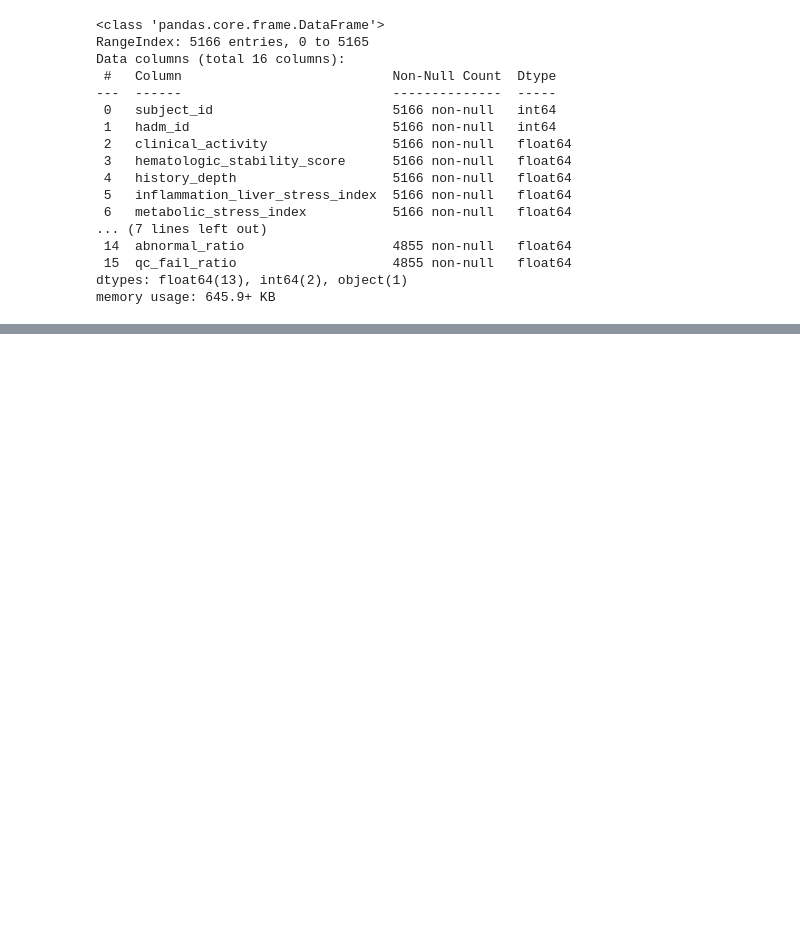
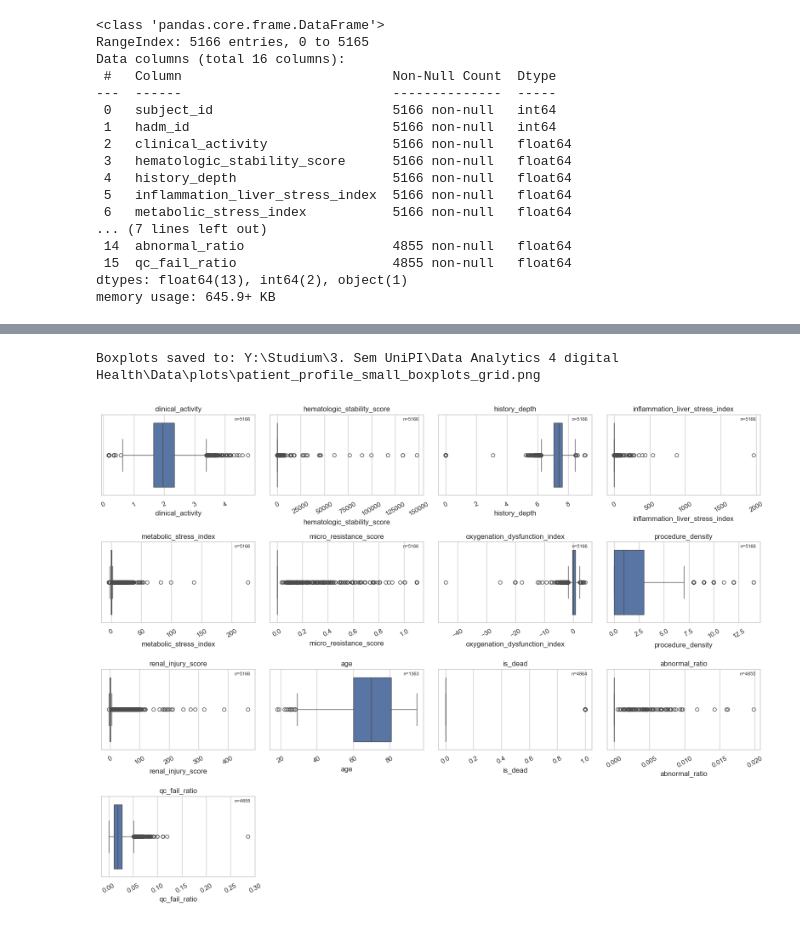
Before and after one commit to alexandermittet/Data_Analytics_for_Health_UniPi, a Jupyter notebook: code/1.2_create_patient_profile.ipynb, the cells around one changed output, grey strips where cells are left out. Saved outputs shown, nothing was run; the diff lists cells and outputs as text; code cells hidden in the pictures; blank space fills up the shorter version.

```diff
--- a/code/1.2_create_patient_profile.ipynb
+++ b/code/1.2_create_patient_profile.ipynb
@@ -954,0 +965,4 @@ patient_profile_new.describe()
+# %%
+if 'patient_profile_new' in globals() and 'gender' in patient_profile_new.columns:
+    g2 = patient_profile_new['gender'].astype(str).str.strip().str.upper()
+    patient_profile_new['gender_enc'] = g2.map({'M': 1, 'F': 0}).fillna(-1).astype(int)
@@ -1041,6 +1063,51 @@ patient_profile_small.describe()
 | 50% | 1.539807e+07 | 2.502269e+07 | 1.958004 | -0.348078 | 7.388328 | 0.000000 | ... |
 | 75% | 1.812905e+07 | 2.746995e+07 | 2.336524 | 0.464641 | 7.635666 | 0.000000 | ... |
 | max | 1.999860e+07 | 2.999967e+07 | 4.756737 | 147736.168325 | 9.114490 | 1960.863790 | ... |
+# %%
+# Boxplots for all numeric columns in patient_profile_small (exclude ids)
+import math
+import matplotlib.pyplot as plt
+import seaborn as sns
+sns.set(style="whitegrid")
+
+num_cols = [c for c in patient_profile_small.select_dtypes(include=[np.number]).columns
+            if c not in ('subject_id', 'hadm_id')]
+if not num_cols:
+    print("No numeric columns found for boxplots.")
+else:
+    cols_per_row = 4
+    n = len(num_cols)
+    rows = math.ceil(n / cols_per_row)
+    fig, axes = plt.subplots(rows, cols_per_row, figsize=(cols_per_row * 4, rows * 3))
+    axes = axes.flatten() if n > 1 else [axes]
+
+    for i, col in enumerate(num_cols):
+        ax = axes[i]
+        # avoid plotting infinite values
+        series = patient_profile_small[col].replace([np.inf, -np.inf], np.nan).dropna()
+        if series.empty:
+            ax.text(0.5, 0.5, "no data", ha='center', va='center')
+            ax.set_title(col)
+            continue
+        sns.boxplot(x=series, ax=ax, color='C0')
+        ax.set_title(col)
+        ax.tick_params(axis='x', rotation=30)
+        ax.text(0.97, 0.97, f"n={len(series)}", transform=ax.transAxes,
+                ha='right', va='top', fontsize=8)
+
+    # turn off any unused axes
+    for j in range(i + 1, len(axes)):
+        axes[j].axis('off')
+
+    plt.tight_layout()
+    os.makedirs(os.path.join(DATA_DIR, 'plots'), exist_ok=True)
+    out_path = os.path.join(DATA_DIR, 'plots', 'patient_profile_small_boxplots_grid.png')
+    plt.savefig(out_path, dpi=200, bbox_inches='tight')
+    print(f"Boxplots saved to: {out_path}")
+    plt.show()
+# %% [output]
+Boxplots saved to: Y:\Studium\3. Sem UniPI\Data Analytics 4 digital Health\Data\plots\patient_profile_small_boxplots_grid.png
+[figure, added]
 # %%
 # For clustering: create an imputed, encoded and scaled version
 # ecnode gender
```
Also changed, not shown: parts of 5 cells of this notebook.
